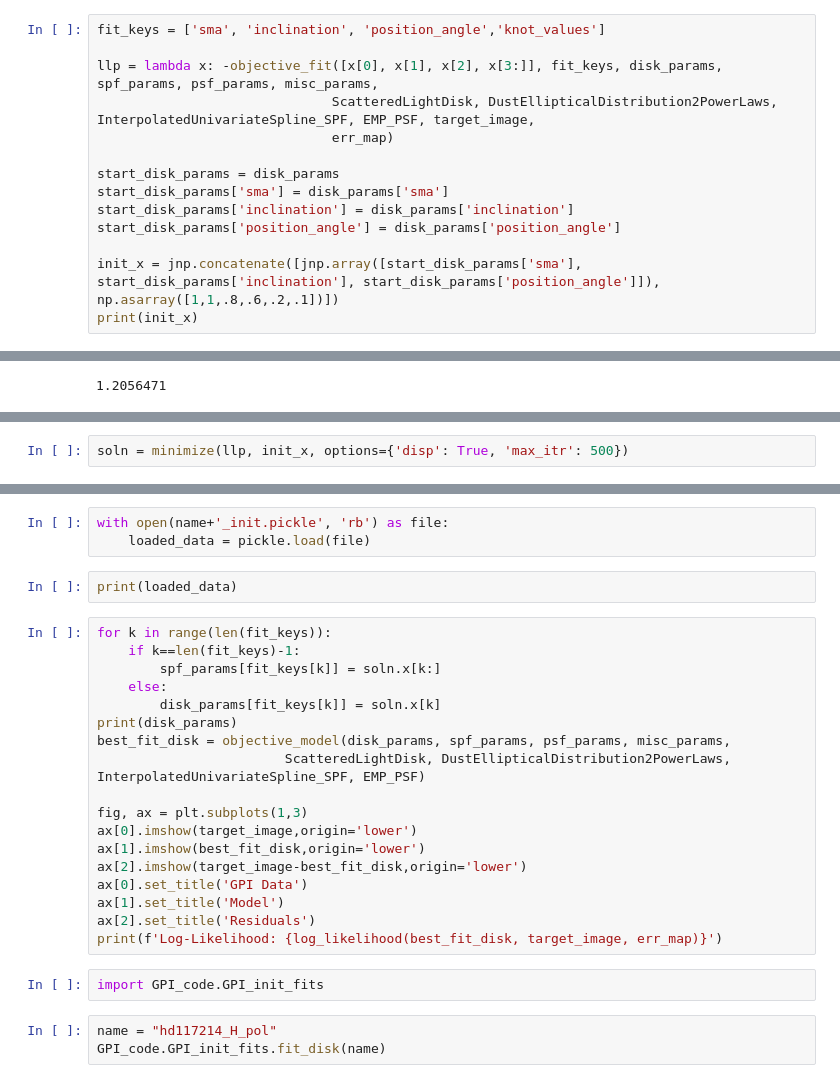
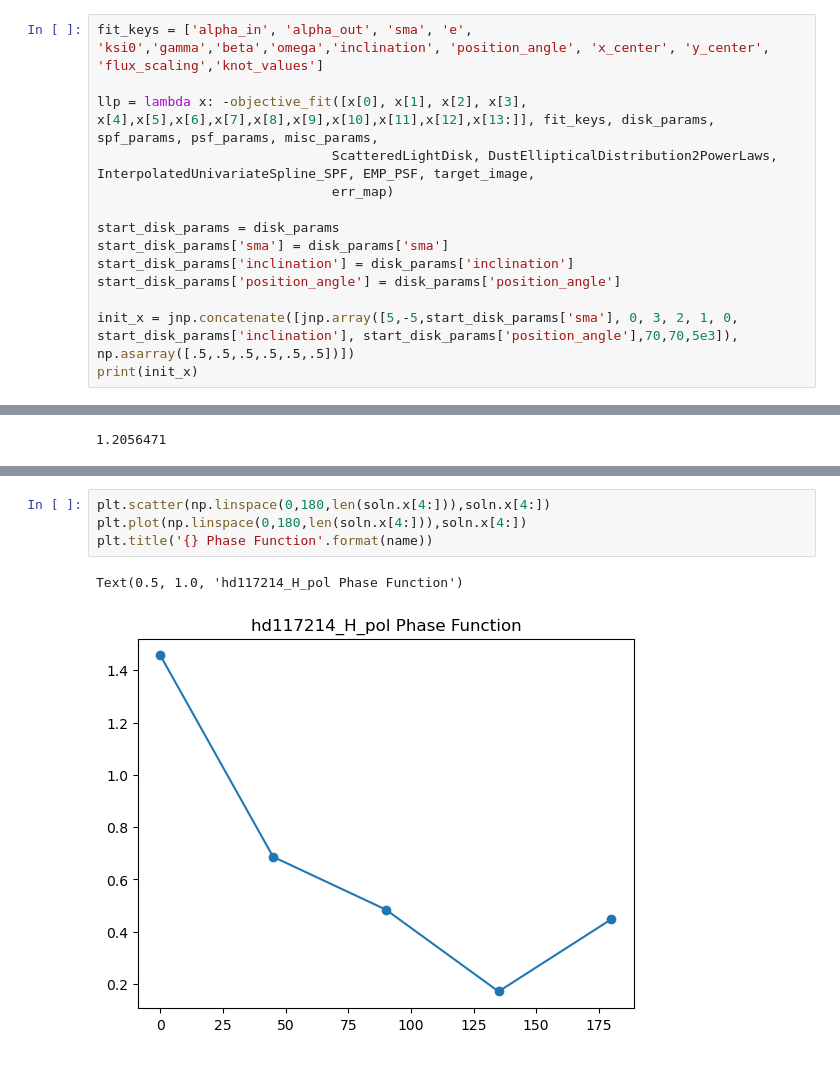
Before and after one commit to mihir-r-kondapalli/GRaTeR-JAX, a Jupyter notebook: GPI_fits_test_BLL.ipynb, the cells around one changed output, grey strips where cells are left out. Drawn from its saved outputs; the diff is of its cells as text.

```diff
--- a/GPI_fits_test_BLL.ipynb
+++ b/GPI_fits_test_BLL.ipynb
@@ -109,9 +106,9 @@ Log-Likelihood: -334764214.0260587
 from scipy.optimize import minimize
 jax.config.update("jax_debug_nans", True)
 # %%
-fit_keys = ['sma', 'inclination', 'position_angle','knot_values']
+fit_keys = ['alpha_in', 'alpha_out', 'sma', 'e', 'ksi0','gamma','beta','omega','inclination', 'position_angle', 'x_center', 'y_center', 'flux_scaling','knot_values']
 
-llp = lambda x: -objective_fit([x[0], x[1], x[2], x[3:]], fit_keys, disk_params, spf_params, psf_params, misc_params,
+llp = lambda x: -objective_fit([x[0], x[1], x[2], x[3], x[4],x[5],x[6],x[7],x[8],x[9],x[10],x[11],x[12],x[13:]], fit_keys, disk_params, spf_params, psf_params, misc_params,
                               ScatteredLightDisk, DustEllipticalDistribution2PowerLaws, InterpolatedUnivariateSpline_SPF, EMP_PSF, target_image,
                               err_map)
 
@@ -120,6 +117,6 @@ start_disk_params['sma'] = disk_params['sma']
 start_disk_params['inclination'] = disk_params['inclination']
 start_disk_params['position_angle'] = disk_params['position_angle']
 
-init_x = jnp.concatenate([jnp.array([start_disk_params['sma'], start_disk_params['inclination'], start_disk_params['position_angle']]), np.asarray([1,1,.8,.6,.2,.1])])
+init_x = jnp.concatenate([jnp.array([5,-5,start_disk_params['sma'], 0, 3, 2, 1, 0, start_disk_params['inclination'], start_disk_params['position_angle'],70,70,5e3]), np.asarray([.5,.5,.5,.5,.5,.5])])
 print(init_x)
 # %% [output]
@@ -197,2 +173,0 @@ print(init_x)
-# %%
-soln = minimize(llp, init_x, options={'disp': True, 'max_itr': 500})
@@ -218,28 +174,7 @@ with open(name+'_init.pickle', 'wb') as file:
-# %%
-with open(name+'_init.pickle', 'rb') as file:
-    loaded_data = pickle.load(file)
-# %%
-print(loaded_data)
-# %%
-for k in range(len(fit_keys)):
-    if k==len(fit_keys)-1:
-        spf_params[fit_keys[k]] = soln.x[k:]
-    else:
-        disk_params[fit_keys[k]] = soln.x[k]
-print(disk_params)
-best_fit_disk = objective_model(disk_params, spf_params, psf_params, misc_params,
-                        ScatteredLightDisk, DustEllipticalDistribution2PowerLaws, InterpolatedUnivariateSpline_SPF, EMP_PSF)
-
-fig, ax = plt.subplots(1,3)
-ax[0].imshow(target_image,origin='lower')
-ax[1].imshow(best_fit_disk,origin='lower')
-ax[2].imshow(target_image-best_fit_disk,origin='lower')
-ax[0].set_title('GPI Data')
-ax[1].set_title('Model')
-ax[2].set_title('Residuals')
-print(f'Log-Likelihood: {log_likelihood(best_fit_disk, target_image, err_map)}')
-# %%
-import GPI_code.GPI_init_fits
-# %%
-name = "hd117214_H_pol"
-GPI_code.GPI_init_fits.fit_disk(name)
+# %%
+plt.scatter(np.linspace(0,180,len(soln.x[4:])),soln.x[4:])
+plt.plot(np.linspace(0,180,len(soln.x[4:])),soln.x[4:])
+plt.title('{} Phase Function'.format(name))
+# %% [output]
+Text(0.5, 1.0, 'hd117214_H_pol Phase Function')
+[figure, added]
```
Also changed, not shown: parts of 15 cells of this notebook, 3 other files.
